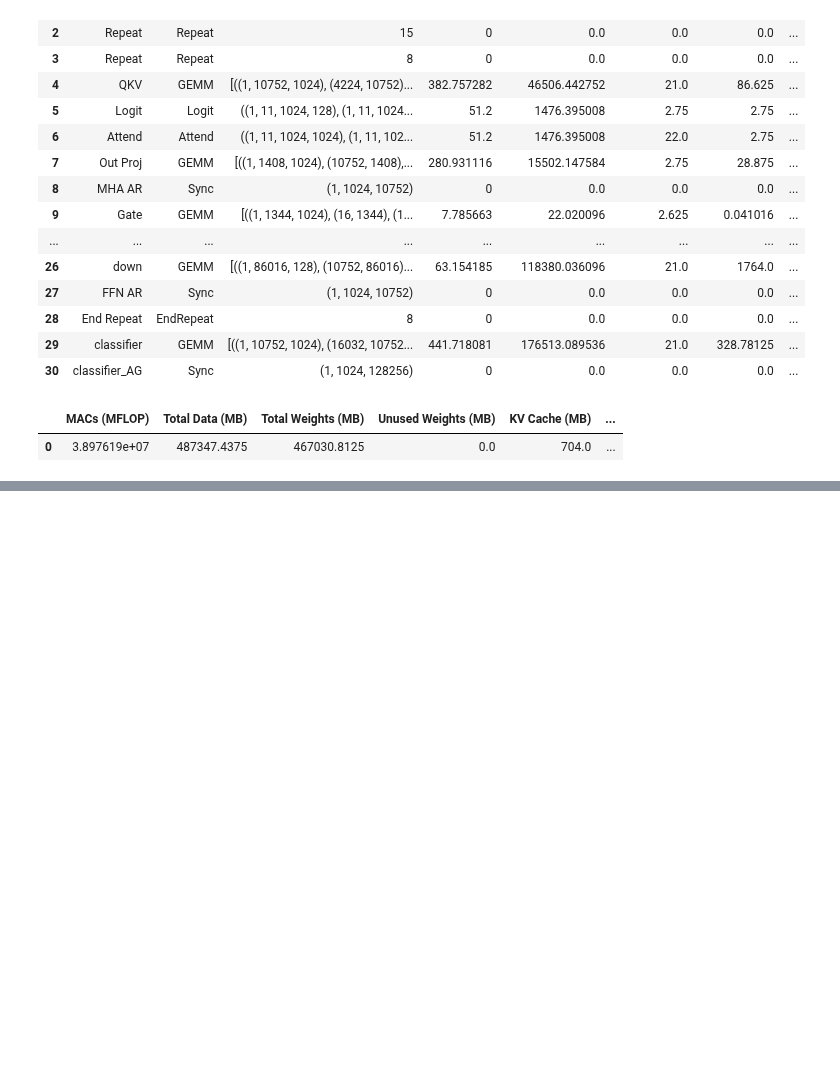
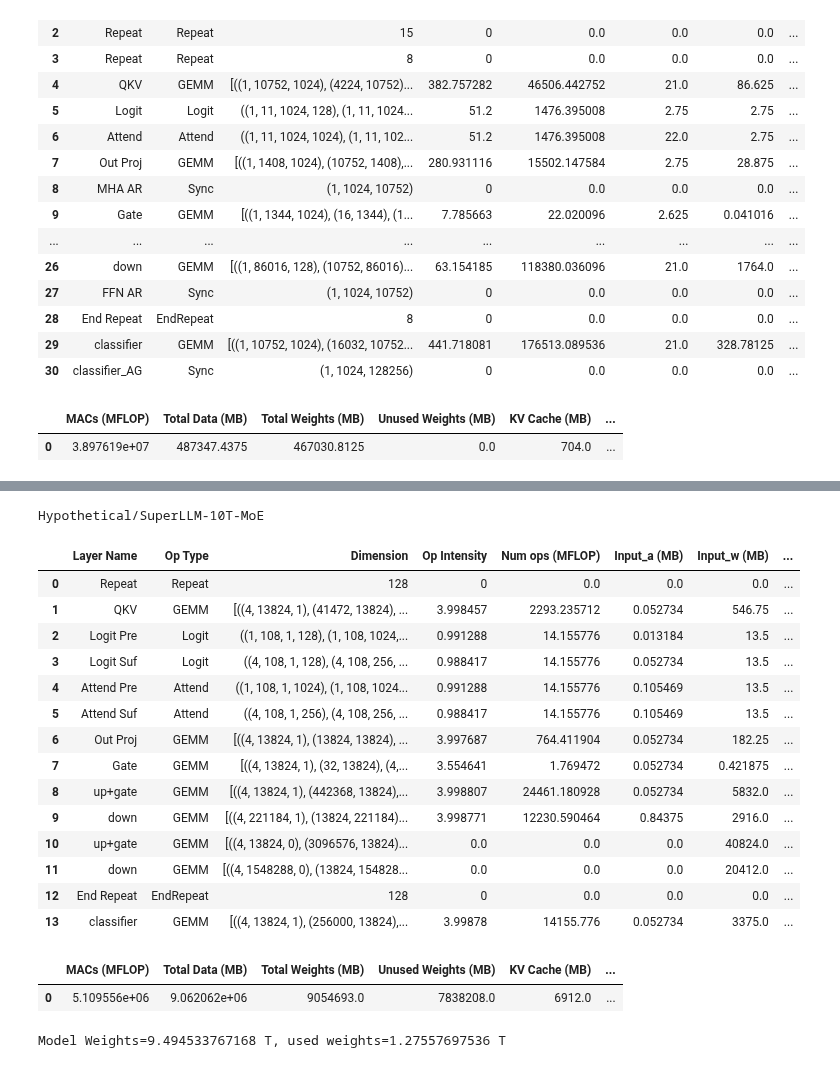
Before and after one commit to abhibambhaniya/GenZ-LLM-Analyzer, a Jupyter notebook: notebook/gpt4_moe_model_test.ipynb, the cells around one changed output, grey strips where cells are left out. Saved outputs shown, nothing was run; the diff lists cells and outputs as text; code cells hidden in the pictures; blank space fills up the shorter version.

```diff
--- a/notebook/gpt4_moe_model_test.ipynb
+++ b/notebook/gpt4_moe_model_test.ipynb
@@ -95 +95,30 @@ decode_moddeling(model = 'gpt-4', batch_size = 1, Bb = 4 ,
  'is_offload': False}
+# %%
+for model in ['Hypothetical/SuperLLM-10T-MoE']:
+    model_df, summary_table =decode_moddeling(model = model, batch_size = 1, output_tokens=256,
+                            input_tokens = 1024, model_profilling=True, bits='int8',
+                            tensor_parallel = 1, pipeline_parallel = 1)
+    print(model)
+    display(model_df)
+    display(summary_table)
+    print(f'Model Weights={summary_table["Total Weights (MB)"][0]*2**20/1e12} T, used weights={summary_table["Total Weights (MB)"][0]*2**20/1e12 - summary_table["Unused Weights (MB)"][0]*2**20/1e12} T')
+# %% [output]
+Hypothetical/SuperLLM-10T-MoE
+|  | Layer Name | Op Type | Dimension | Op Intensity | Num ops (MFLOP) | Input_a (MB) | Input_w (MB) | ... |
+| 0 | Repeat | Repeat | 128 | 0 | 0.0 | 0.0 | 0.0 | ... |
+| 1 | QKV | GEMM | [((4, 13824, 1), (41472, 13824), ... | 3.998457 | 2293.235712 | 0.052734 | 546.75 | ... |
+| 2 | Logit Pre | Logit | ((1, 108, 1, 128), (1, 108, 1024,... | 0.991288 | 14.155776 | 0.013184 | 13.5 | ... |
+| 3 | Logit Suf | Logit | ((4, 108, 1, 128), (4, 108, 256, ... | 0.988417 | 14.155776 | 0.052734 | 13.5 | ... |
+| 4 | Attend Pre | Attend | ((1, 108, 1, 1024), (1, 108, 1024... | 0.991288 | 14.155776 | 0.105469 | 13.5 | ... |
+| 5 | Attend Suf | Attend | ((4, 108, 1, 256), (4, 108, 256, ... | 0.988417 | 14.155776 | 0.105469 | 13.5 | ... |
+| 6 | Out Proj | GEMM | [((4, 13824, 1), (13824, 13824), ... | 3.997687 | 764.411904 | 0.052734 | 182.25 | ... |
+| 7 | Gate | GEMM | [((4, 13824, 1), (32, 13824), (4,... | 3.554641 | 1.769472 | 0.052734 | 0.421875 | ... |
+| 8 | up+gate | GEMM | [((4, 13824, 1), (442368, 13824),... | 3.998807 | 24461.180928 | 0.052734 | 5832.0 | ... |
+| 9 | down | GEMM | [((4, 221184, 1), (13824, 221184)... | 3.998771 | 12230.590464 | 0.84375 | 2916.0 | ... |
+| 10 | up+gate | GEMM | [((4, 13824, 0), (3096576, 13824)... | 0.0 | 0.0 | 0.0 | 40824.0 | ... |
+| 11 | down | GEMM | [((4, 1548288, 0), (13824, 154828... | 0.0 | 0.0 | 0.0 | 20412.0 | ... |
+| 12 | End Repeat | EndRepeat | 128 | 0 | 0.0 | 0.0 | 0.0 | ... |
+| 13 | classifier | GEMM | [((4, 13824, 1), (256000, 13824),... | 3.99878 | 14155.776 | 0.052734 | 3375.0 | ... |
+|  | MACs (MFLOP) | Total Data (MB) | Total Weights (MB) | Unused Weights (MB) | KV Cache (MB) | ... |
+| 0 | 5.109556e+06 | 9.062062e+06 | 9054693.0 | 7838208.0 | 6912.0 | ... |
+Model Weights=9.494533767168 T, used weights=1.27557697536 T
```
Also changed, not shown: parts of 3 cells of this notebook, 3 other files.
